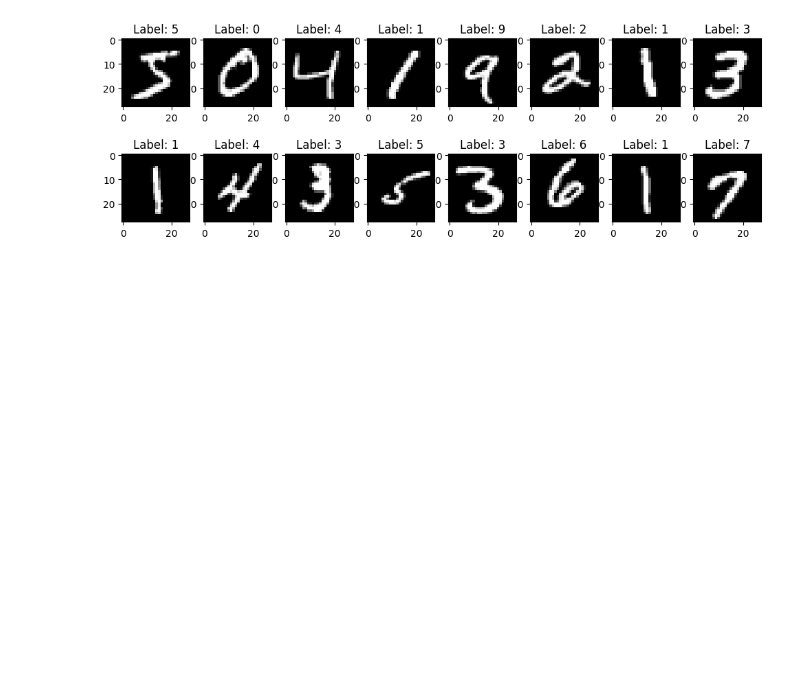
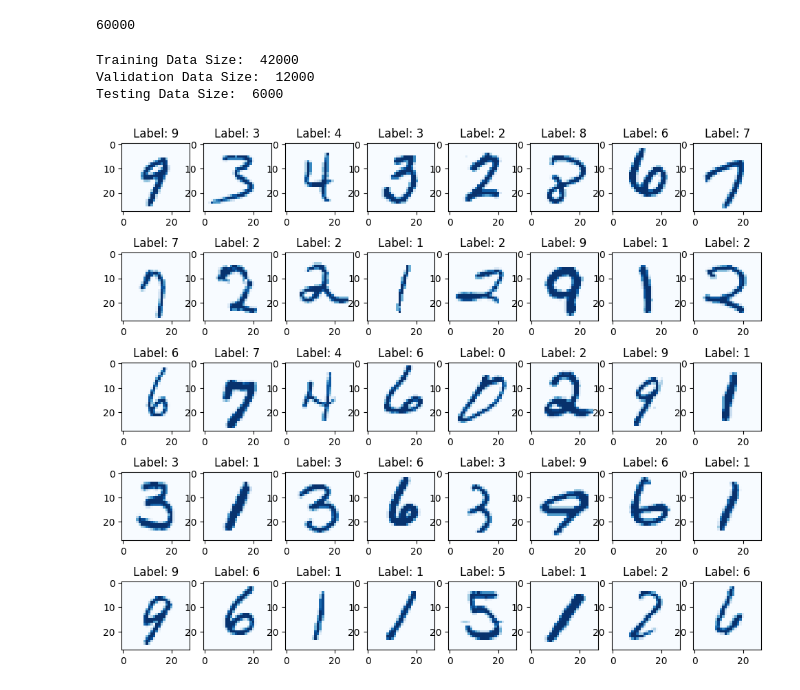
Before and after one commit to HannahHChin23/First-Image-Classification, a Jupyter notebook: Data_Exploration.ipynb, the cells around one changed output. Saved outputs shown, nothing was run; the diff lists cells and outputs as text; code cells hidden in the pictures; blank space fills up the shorter version.

Commit message:
train test split

```diff
--- a/Data_Exploration.ipynb
+++ b/Data_Exploration.ipynb
@@ -34,14 +13,31 @@ Extracting /tmp/mnist/MNIST/raw/t10k-labels-idx1-ubyte.gz to /tmp/mnist/MNIST/ra
+# %%
+# Load dataset
+dataset = datasets.MNIST(root='./data', download=True, transform= transforms.ToTensor())
+len(dataset)
+# %% [output]
+60000
+# %%
+X = [dataset[i][0] for i in range(len(dataset))]
+y = [dataset[i][1] for i in range(len(dataset))]
+# %%
+# Split data into train, validate and test
+X_train, X_val, y_train, y_val = train_test_split(X, y, test_size=(0.3))
+X_val, X_test, y_val, y_test = train_test_split(X_val, y_val, test_size=((1/3)))
+
+print("Training Data Size: ", len(X_train))
+print("Validation Data Size: ", len(X_val))
+print("Testing Data Size: ", len(X_test))
+# %% [output]
+Training Data Size:  42000
+Validation Data Size:  12000
+Testing Data Size:  6000
 # %%
-# Plot some digits.
-
-cols = 8
-rows = 2
-
-fig, axes = plt.subplots(nrows=rows, ncols=cols, figsize=(1.5*cols, 2*rows))
+fig, axes = plt.subplots(nrows=5, ncols=8, figsize=(1.5*8, 2*5))
 for i, ax in enumerate(axes.flatten()):
-    image, label = mnist_training[i]          # returns PIL image with its labels
+    image = X_train[i]
+    label = y_train[i]
     ax.set_title(f"Label: {label}")
-    ax.imshow(image.squeeze(0), cmap='gray')  # we get a 1x28x28 tensor -> remove first dimension
+    ax.imshow(image.squeeze(0), cmap='Blues')  # we get a 1x28x28 tensor -> remove first dimension
 plt.show()
 # %% [output]
-[figure, old version]
+[figure, new version]
```
Also changed, not shown: parts of 3 cells of this notebook, 8 other files.
